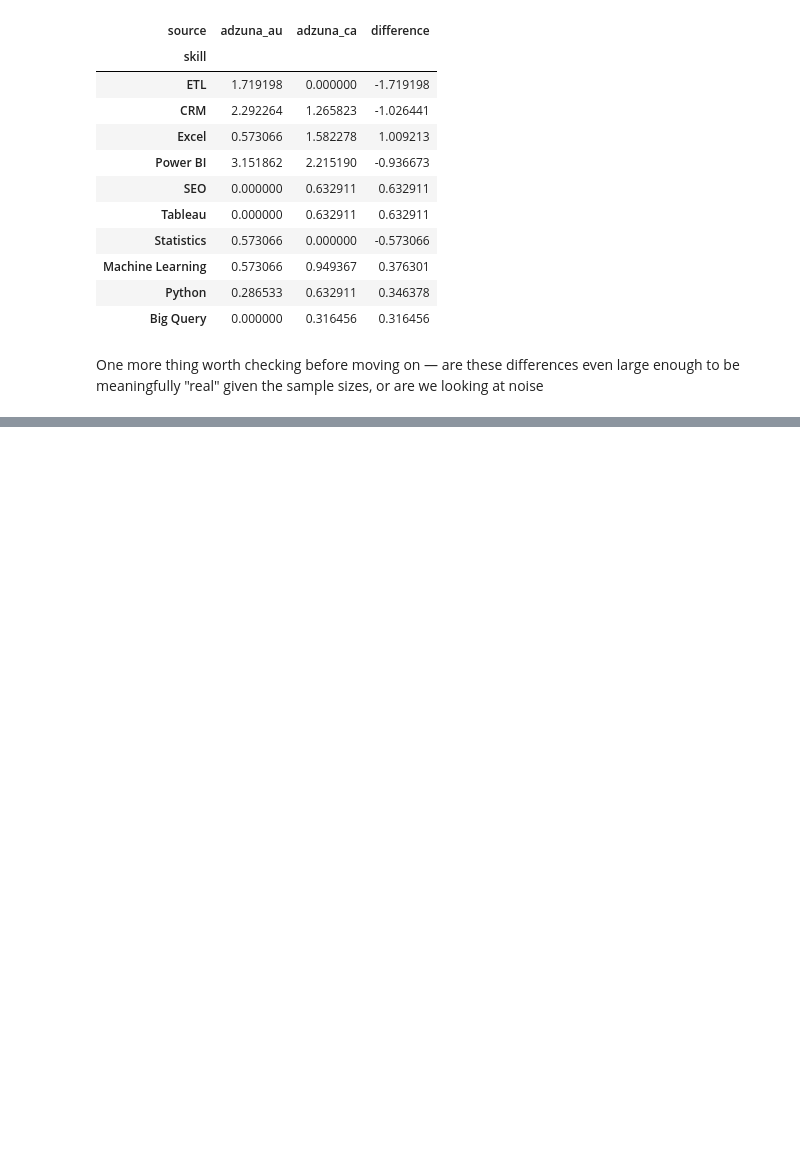
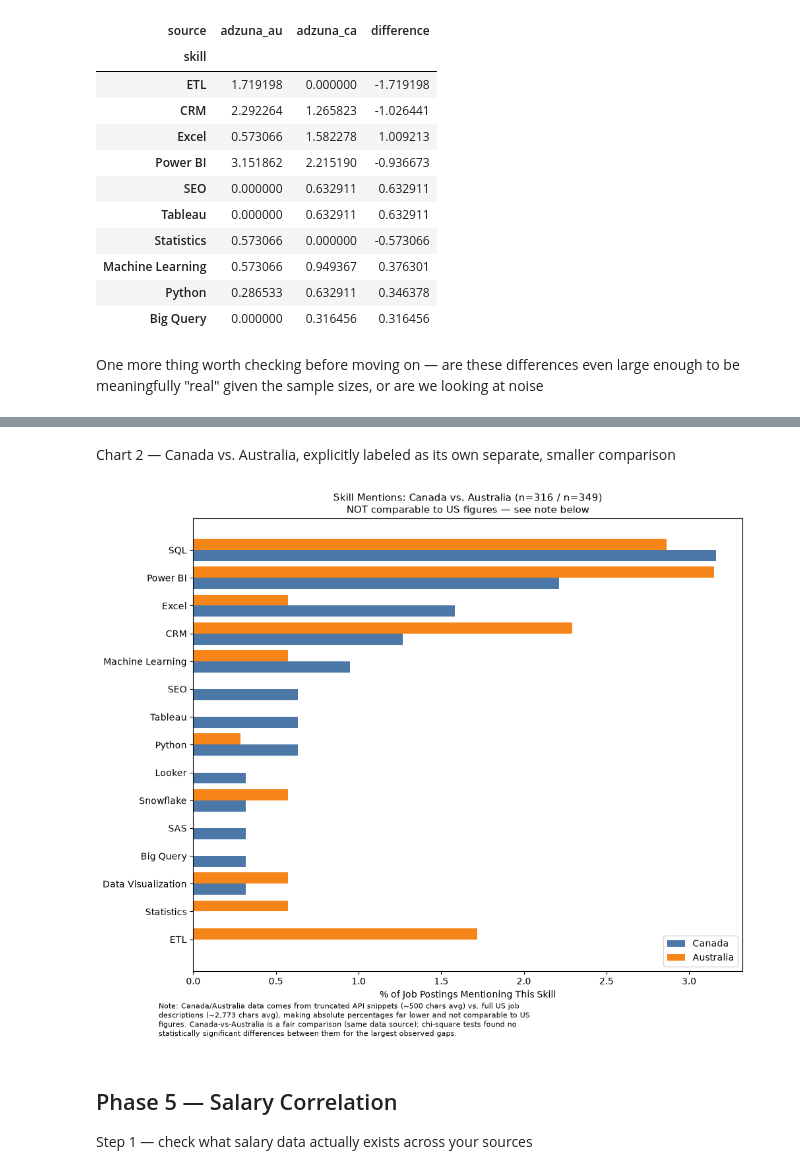
Before and after one commit to jbx-p/job-market-skill-analysis, a Jupyter notebook: notebooks/02_skill_extraction_analysis.ipynb, the cells around one changed output, grey strips where cells are left out. Drawn from its saved outputs; the diff is of its cells as text; code cells hidden in the pictures; blank space fills up the shorter version.

```diff
--- a/notebooks/02_skill_extraction_analysis.ipynb
+++ b/notebooks/02_skill_extraction_analysis.ipynb
@@ -342,0 +386,41 @@ KeyError: 'extracted_skills'
+# %% [markdown]
+Chart 2 — Canada vs. Australia, explicitly labeled as its own separate, smaller comparison
+# %%
+ca_au_pivot = skill_demand_by_market[skill_demand_by_market["source"].isin(["adzuna_ca", "adzuna_au"])].pivot(
+    index="skill", columns="source", values="pct_of_postings"
+).fillna(0)
+
+# Only show skills that appear meaningfully in at least one of the two markets
+ca_au_pivot = ca_au_pivot[(ca_au_pivot["adzuna_ca"] > 0.3) | (ca_au_pivot["adzuna_au"] > 0.3)]
+ca_au_pivot = ca_au_pivot.sort_values("adzuna_ca", ascending=True)
+
+fig, ax = plt.subplots(figsize=(10, 8))
+y_pos = range(len(ca_au_pivot))
+ax.barh([y - 0.2 for y in y_pos], ca_au_pivot["adzuna_ca"], height=0.4, label="Canada", color="#4C78A8")
+ax.barh([y + 0.2 for y in y_pos], ca_au_pivot["adzuna_au"], height=0.4, label="Australia", color="#F58518")
+ax.set_yticks(list(y_pos))
+ax.set_yticklabels(ca_au_pivot.index)
+ax.set_xlabel("% of Job Postings Mentioning This Skill")
+ax.set_title(
+    "Skill Mentions: Canada vs. Australia (n=316 / n=349)\n"
+    "NOT comparable to US figures — see note below",
+    fontsize=11
+)
+ax.legend()
+plt.figtext(
+    0.1, -0.05,
+    "Note: Canada/Australia data comes from truncated API snippets (~500 chars avg) vs. full US job\n"
+    "descriptions (~2,773 chars avg), making absolute percentages far lower and not comparable to US\n"
+    "figures. Canada-vs-Australia is a fair comparison (same data source); chi-square tests found no\n"
+    "statistically significant differences between them for the largest observed gaps.",
+    fontsize=8, ha="left", wrap=True
+)
+plt.tight_layout()
+plt.savefig("../outputs/skill_demand_ca_vs_au.png", dpi=150, bbox_inches="tight")
+plt.show()
+# %% [output]
+[figure, added]
+# %% [markdown]
+## Phase 5 — Salary Correlation
+
+Step 1 — check what salary data actually exists across your sources
```
Also changed, not shown: parts of 17 cells of this notebook, 1 other file.
